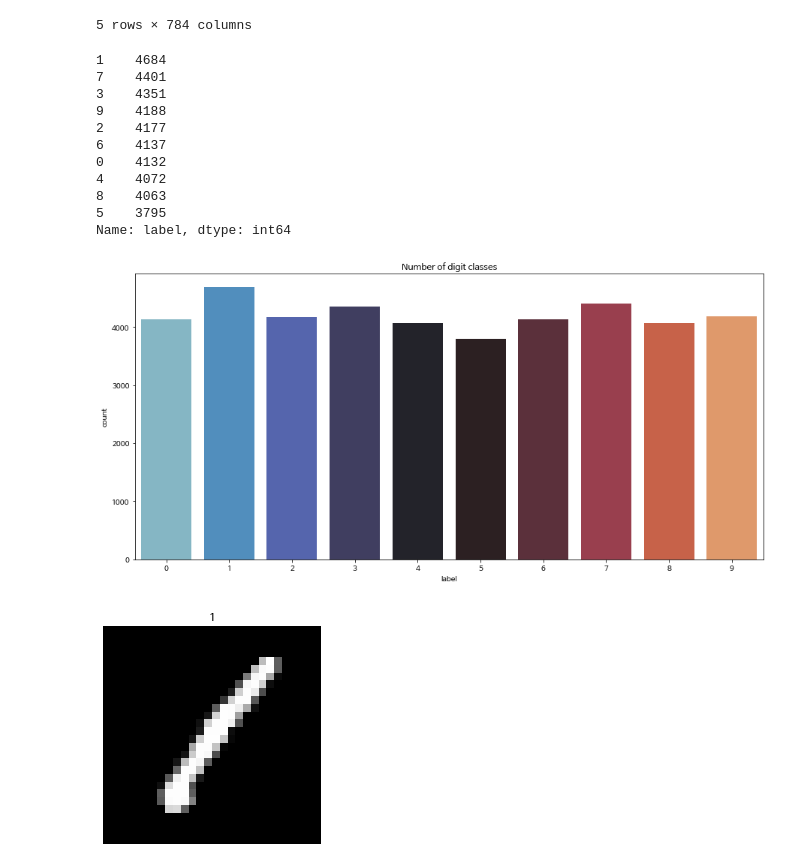
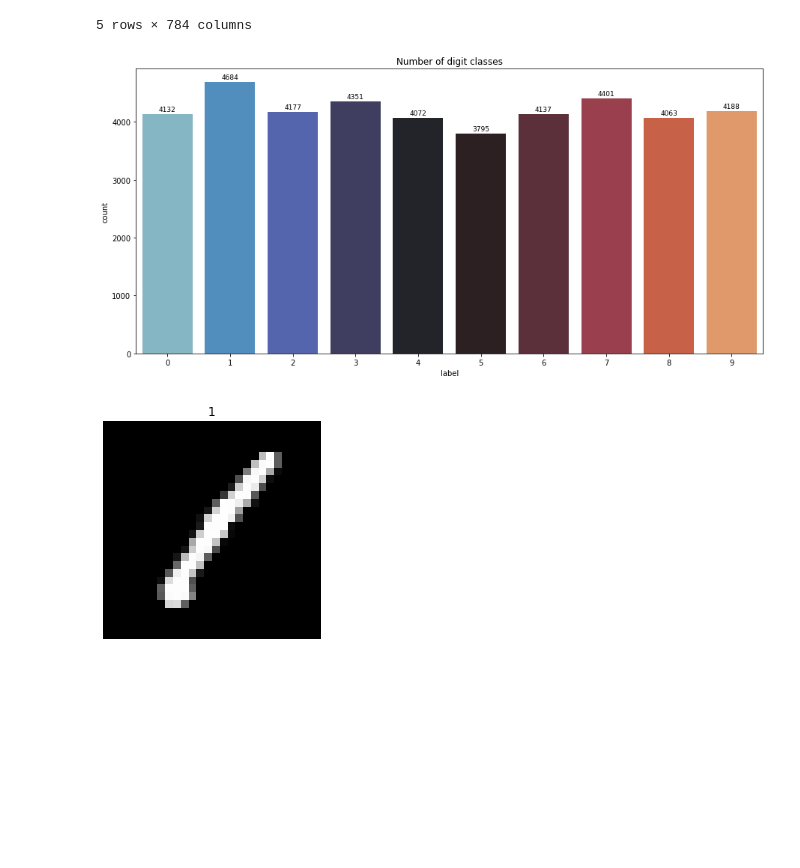
Before and after one commit to kcy13930/SCLAB_KAGGLE_STUDY, a Jupyter notebook: team2/지영/digit-recognizer/Digit Recognizer.ipynb, the cells around one changed output. Saved outputs shown, nothing was run; the diff lists cells and outputs as text; code cells hidden in the pictures; blank space fills up the shorter version.

```diff
--- a/team2/지영/digit-recognizer/Digit Recognizer.ipynb
+++ b/team2/지영/digit-recognizer/Digit Recognizer.ipynb
@@ -43,21 +43,15 @@ X_train = train.drop(labels=['label'], axis=1)
 # %%
 plt.figure(figsize=(15, 7))
 g = sns.countplot(Y_train, palette='icefire')
 plt.title('Number of digit classes')
 Y_train.value_counts()
+
+for p in g.patches:
+    height = p.get_height()
+    g.text(p.get_x() + p.get_width()/2., height+50, height, ha='center', size=9)
+plt.show()
 # %% [output]
-1    4684
-7    4401
-3    4351
-9    4188
-2    4177
-6    4137
-0    4132
-4    4072
-8    4063
-5    3795
-Name: label, dtype: int64
-[figure, old version]
+[figure, new version]
 # %%
 img = X_train.iloc[0].values
 img = img.reshape((28,28))
```
Also changed, not shown: parts of 9 cells of this notebook, 5 other files.
